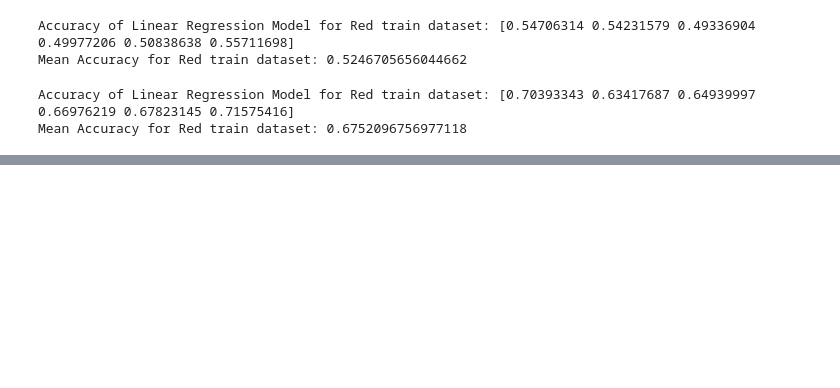
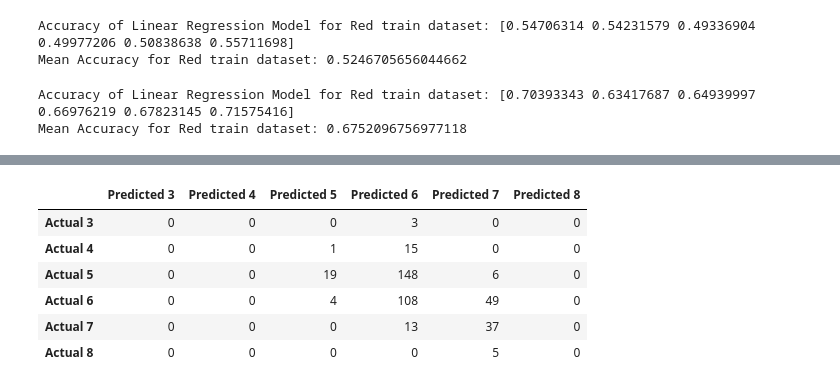
Before and after one commit to ProfessionalSalmon/wine-quality-prediction, a Jupyter notebook: winequality.ipynb, the cells around one changed output, grey strips where cells are left out. Drawn from its saved outputs; the diff is of its cells as text; code cells hidden in the pictures; blank space fills up the shorter version.

```diff
--- a/winequality.ipynb
+++ b/winequality.ipynb
@@ -352,0 +361,8 @@ Mean Accuracy for Red train dataset: 0.6752096756977118
+# %%
+# set threshold and create new column with our classification results
+threshold = 0.00001
+predict_red[['predicted binary']] = np.where(predict_red[['predicted quality']] >=
+                                                         threshold + np.floor(predict_red[['predicted quality']]),
+                                                         np.ceil(predict_red[['predicted quality']]),
+                                                         np.floor(predict_red[['predicted quality']])).astype(int)
+predict_red
@@ -352,0 +383,17 @@ Mean Accuracy for Red train dataset: 0.6752096756977118
+# %%
+# create confusion matrix
+index_red = predict_red['quality'].unique().tolist() # for index and column name of confusion matrix
+index_red.sort()
+
+con_red = pd.DataFrame(confusion_matrix(predict_red['quality'], predict_red['predicted binary']),
+                       columns = [f'Predicted {index}' for index in index_red],
+                       index = [f'Actual {index}' for index in index_red])
+con_red
+# %% [output]
+|  | Predicted 3 | Predicted 4 | Predicted 5 | Predicted 6 | Predicted 7 | Predicted 8 |
+| Actual 3 | 0 | 0 | 0 | 3 | 0 | 0 |
+| Actual 4 | 0 | 0 | 1 | 15 | 0 | 0 |
+| Actual 5 | 0 | 0 | 19 | 148 | 6 | 0 |
+| Actual 6 | 0 | 0 | 4 | 108 | 49 | 0 |
+| Actual 7 | 0 | 0 | 0 | 13 | 37 | 0 |
+| Actual 8 | 0 | 0 | 0 | 0 | 5 | 0 |
```
Also changed, not shown: parts of 15 cells of this notebook.
